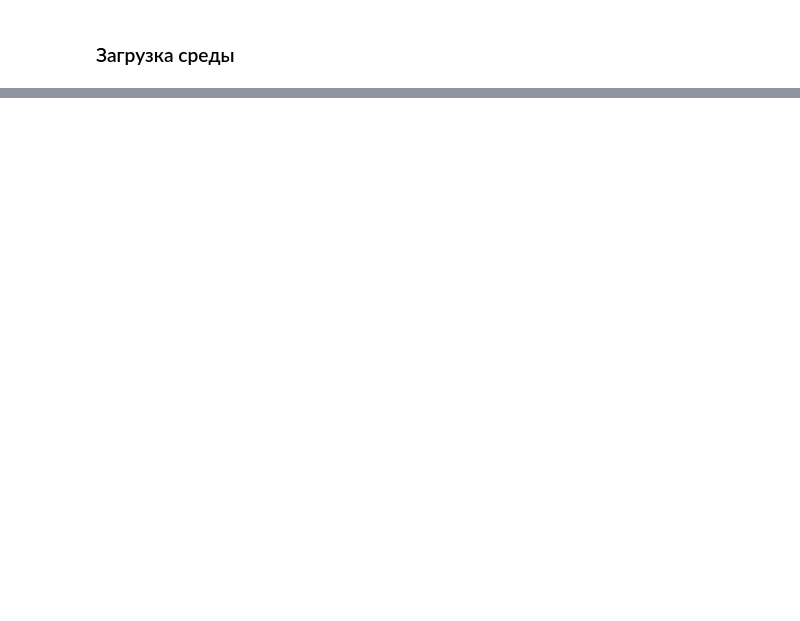
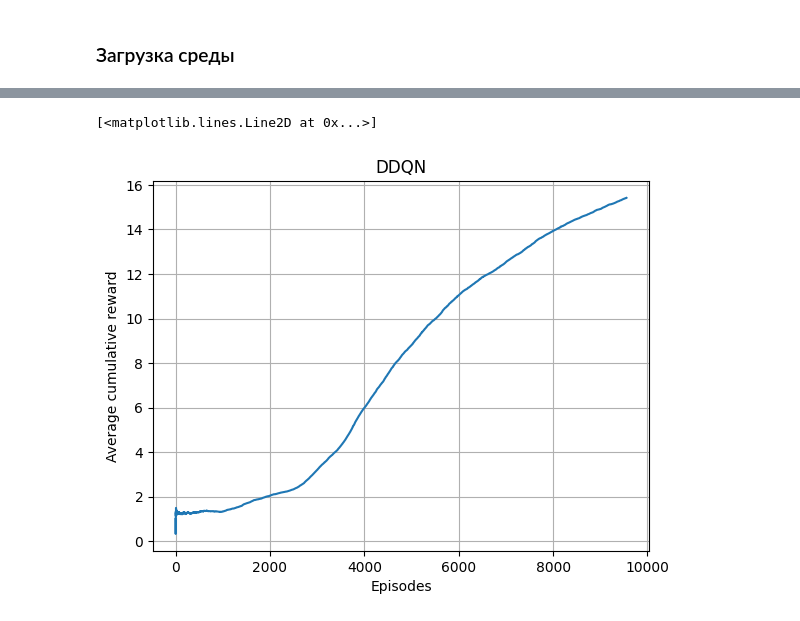
Before and after one commit to eezimin/mai_rl, a Jupyter notebook: main.ipynb, the cells around one changed output, grey strips where cells are left out. Cells and saved outputs as stored; diff of their text form; code cells hidden in the pictures; blank space fills up the shorter version.

```diff
--- a/main.ipynb
+++ b/main.ipynb
@@ -48,0 +574,9 @@ A.L.E: Arcade Learning Environment (version 0.10.1+6a7e0ae)
+# %%
+plt.title('DDQN')
+plt.grid()
+plt.ylabel('Average cumulative reward')
+plt.xlabel('Episodes')
+plt.plot(np.cumsum(results_df['Return']) / np.arange(1, len(results_df['Return'])+1))
+# %% [output]
+[<matplotlib.lines.Line2D at 0x...>]
+[figure, added]
```
Also changed, not shown: parts of 29 cells of this notebook, 1 other file.
